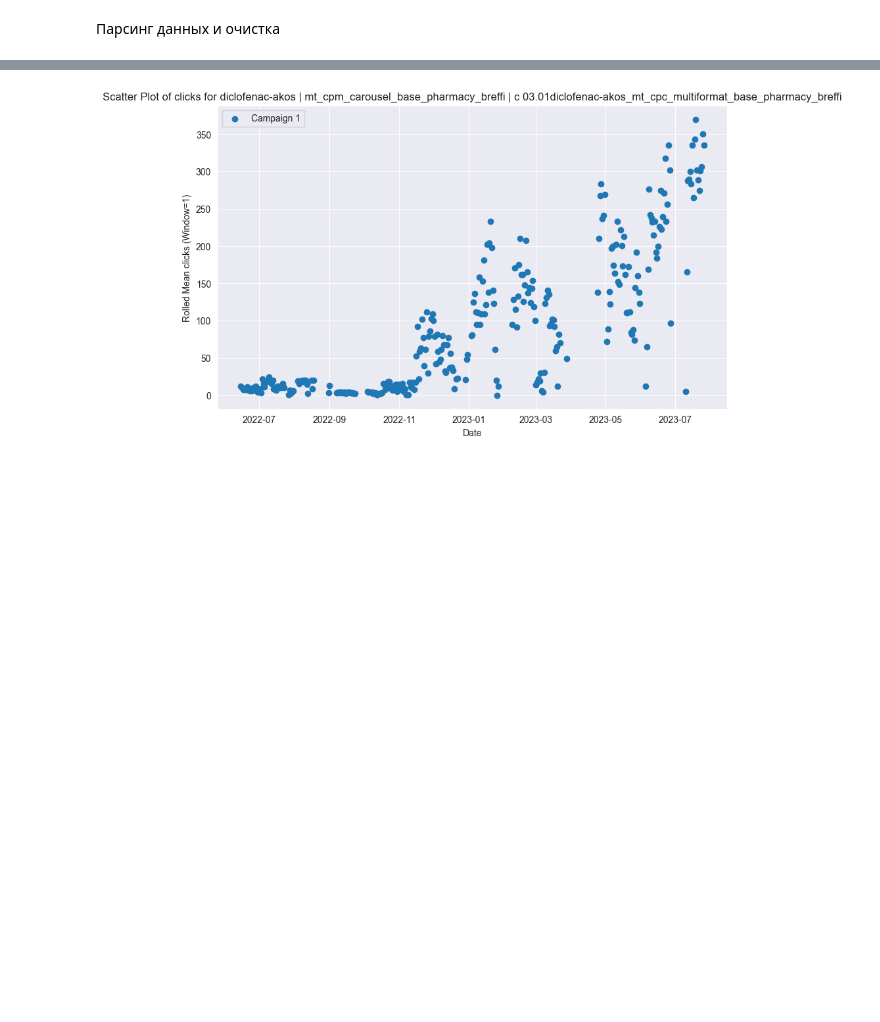
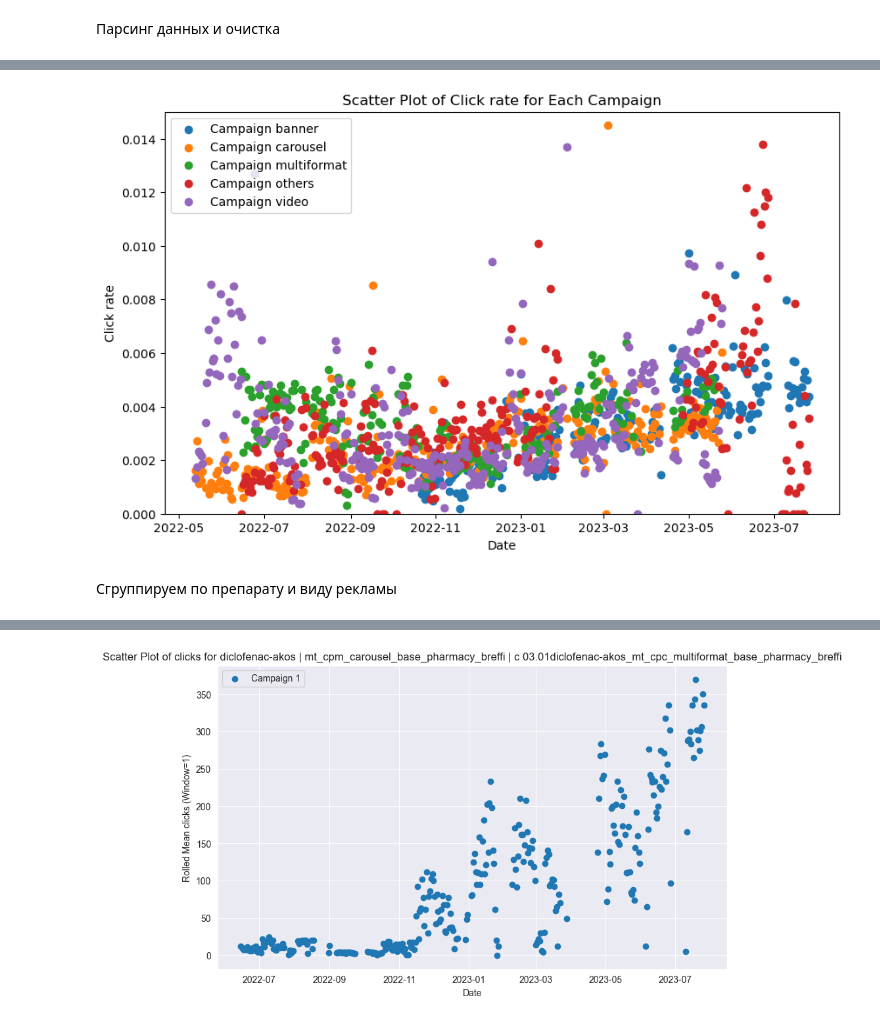
Before and after one commit to Eva-lion/Binnofarm, a Jupyter notebook: clicked.ipynb, the cells around one changed output, grey strips where cells are left out. Drawn from its saved outputs; the diff is of its cells as text; code cells hidden in the pictures; blank space fills up the shorter version.

```diff
--- a/clicked.ipynb
+++ b/clicked.ipynb
@@ -59,8 +44,0 @@ df
-# %%
-dexo = df.loc[(df.campaign_name.str.contains('dexonal')) | (df.campaign_name.str.contains('Дексонал'))]
-dexo_thera = dexo.loc[(dexo.campaign_name.str.contains('therapist')) | (dexo.campaign_name.str.contains('Терапевт'))]
-
-diclo = df.loc[(df.campaign_name.str.contains('Диклофенак-Акос')) | (df.campaign_name.str.contains('diclofenac-akos'))]
-diclo_thera = diclo.loc[(diclo.campaign_name.str.contains('therapist')) | (diclo.campaign_name.str.contains('Терапевт'))]
-
-df = df.groupby('date').sum().reset_index()
@@ -80,0 +129,21 @@ Name: impressions, dtype: int64
+# %%
+fig, ax = plt.subplots(figsize=(10, 6))
+
+
+for adv_format, data in df_grouped.groupby('adv_format'):
+    ax.scatter(data['date'], data['click_rate'], label=f'Campaign {adv_format}')
+
+
+ax.set_xlabel('Date')
+ax.set_ylabel('Click rate')
+ax.set_title('Scatter Plot of Click rate for Each Campaign')
+ax.yaxis
+
+ax.legend()
+plt.ylim(0,0.015)
+
+plt.show()
+# %% [output]
+[figure, added]
+# %% [markdown]
+Сгруппируем по препарату и виду рекламы
```
Also changed, not shown: parts of 46 cells of this notebook.
